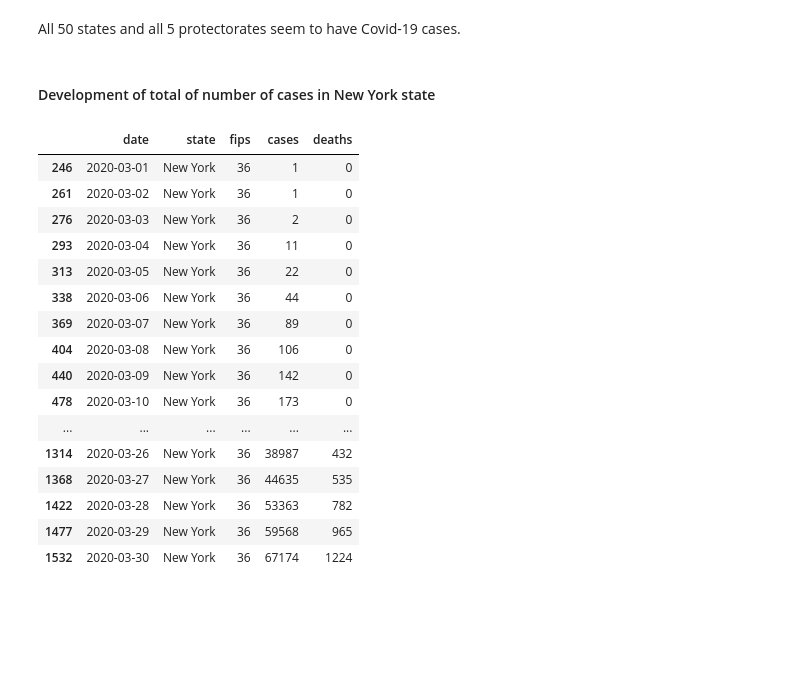
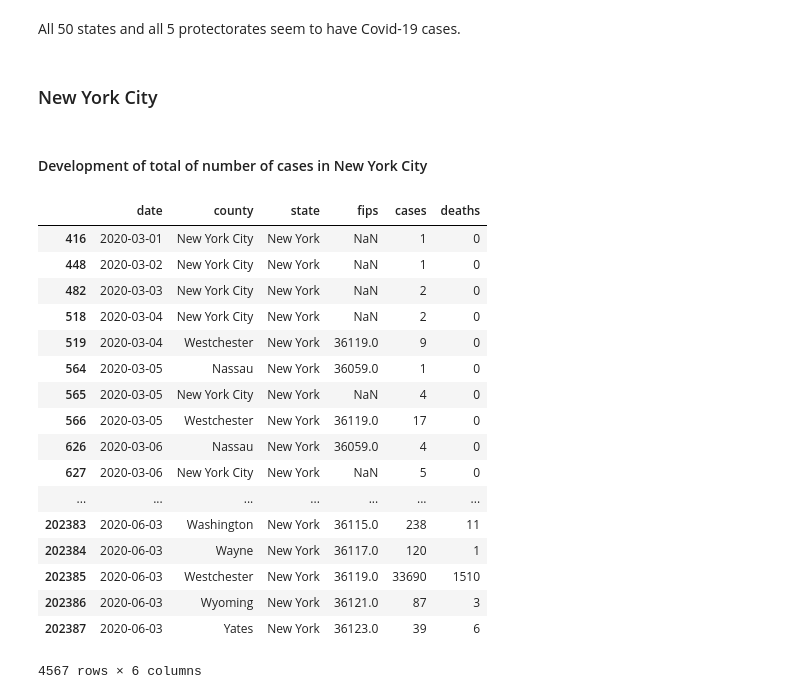
Before and after one commit to yhpf/nyt_covid-19, a Jupyter notebook: NYT_Covid-19.ipynb, the cells around one changed output. Saved outputs shown, nothing was run; the diff lists cells and outputs as text; code cells hidden in the pictures; blank space fills up the shorter version.

```diff
--- a/NYT_Covid-19.ipynb
+++ b/NYT_Covid-19.ipynb
@@ -143,26 +79,29 @@ states['state'].nunique()
 All 50 states and all 5 protectorates seem to have Covid-19 cases.
 # %%
 # States/Protectorates with most and least case
+# %% [markdown]
+### New York City
 # %% [markdown]
-#### Development of total of number of cases in New York state
+#### Development of total of number of cases in New York City
 # %%
-new_york = states[states['state']== 'New York']
+new_york = counties[counties['state']== 'New York']
 new_york
 # %% [output]
-|  | date | state | fips | cases | deaths |
-| 246 | 2020-03-01 | New York | 36 | 1 | 0 |
-| 261 | 2020-03-02 | New York | 36 | 1 | 0 |
-| 276 | 2020-03-03 | New York | 36 | 2 | 0 |
-| 293 | 2020-03-04 | New York | 36 | 11 | 0 |
-| 313 | 2020-03-05 | New York | 36 | 22 | 0 |
-| 338 | 2020-03-06 | New York | 36 | 44 | 0 |
-| 369 | 2020-03-07 | New York | 36 | 89 | 0 |
-| 404 | 2020-03-08 | New York | 36 | 106 | 0 |
-| 440 | 2020-03-09 | New York | 36 | 142 | 0 |
-| 478 | 2020-03-10 | New York | 36 | 173 | 0 |
-| ... | ... | ... | ... | ... | ... |
-| 1314 | 2020-03-26 | New York | 36 | 38987 | 432 |
-| 1368 | 2020-03-27 | New York | 36 | 44635 | 535 |
-| 1422 | 2020-03-28 | New York | 36 | 53363 | 782 |
-| 1477 | 2020-03-29 | New York | 36 | 59568 | 965 |
-| 1532 | 2020-03-30 | New York | 36 | 67174 | 1224 |
+|  | date | county | state | fips | cases | deaths |
+| 416 | 2020-03-01 | New York City | New York | NaN | 1 | 0 |
+| 448 | 2020-03-02 | New York City | New York | NaN | 1 | 0 |
+| 482 | 2020-03-03 | New York City | New York | NaN | 2 | 0 |
+| 518 | 2020-03-04 | New York City | New York | NaN | 2 | 0 |
+| 519 | 2020-03-04 | Westchester | New York | 36119.0 | 9 | 0 |
+| 564 | 2020-03-05 | Nassau | New York | 36059.0 | 1 | 0 |
+| 565 | 2020-03-05 | New York City | New York | NaN | 4 | 0 |
+| 566 | 2020-03-05 | Westchester | New York | 36119.0 | 17 | 0 |
+| 626 | 2020-03-06 | Nassau | New York | 36059.0 | 4 | 0 |
+| 627 | 2020-03-06 | New York City | New York | NaN | 5 | 0 |
+| ... | ... | ... | ... | ... | ... | ... |
+| 202383 | 2020-06-03 | Washington | New York | 36115.0 | 238 | 11 |
+| 202384 | 2020-06-03 | Wayne | New York | 36117.0 | 120 | 1 |
+| 202385 | 2020-06-03 | Westchester | New York | 36119.0 | 33690 | 1510 |
+| 202386 | 2020-06-03 | Wyoming | New York | 36121.0 | 87 | 3 |
+| 202387 | 2020-06-03 | Yates | New York | 36123.0 | 39 | 6 |
+4567 rows × 6 columns
```
Also changed, not shown: parts of 29 cells of this notebook.
